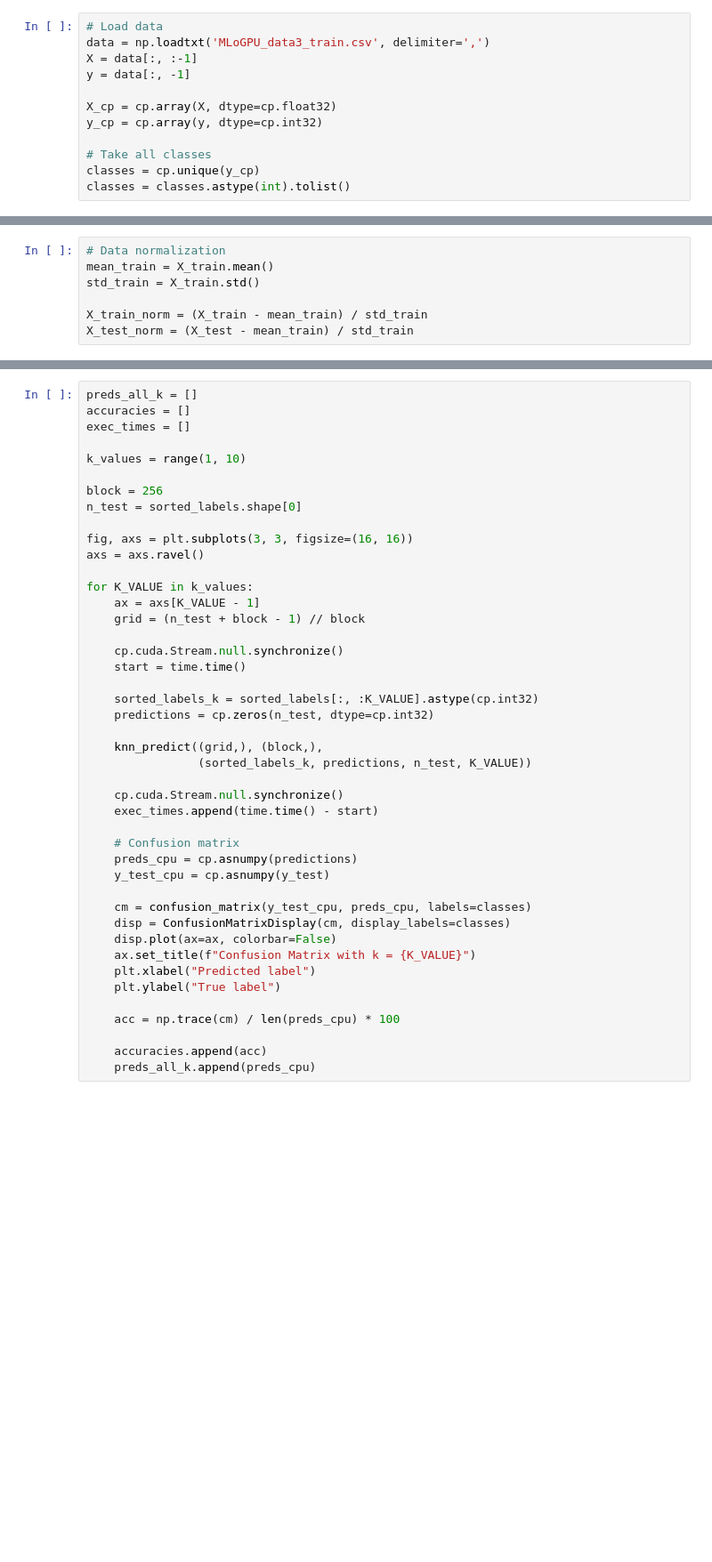
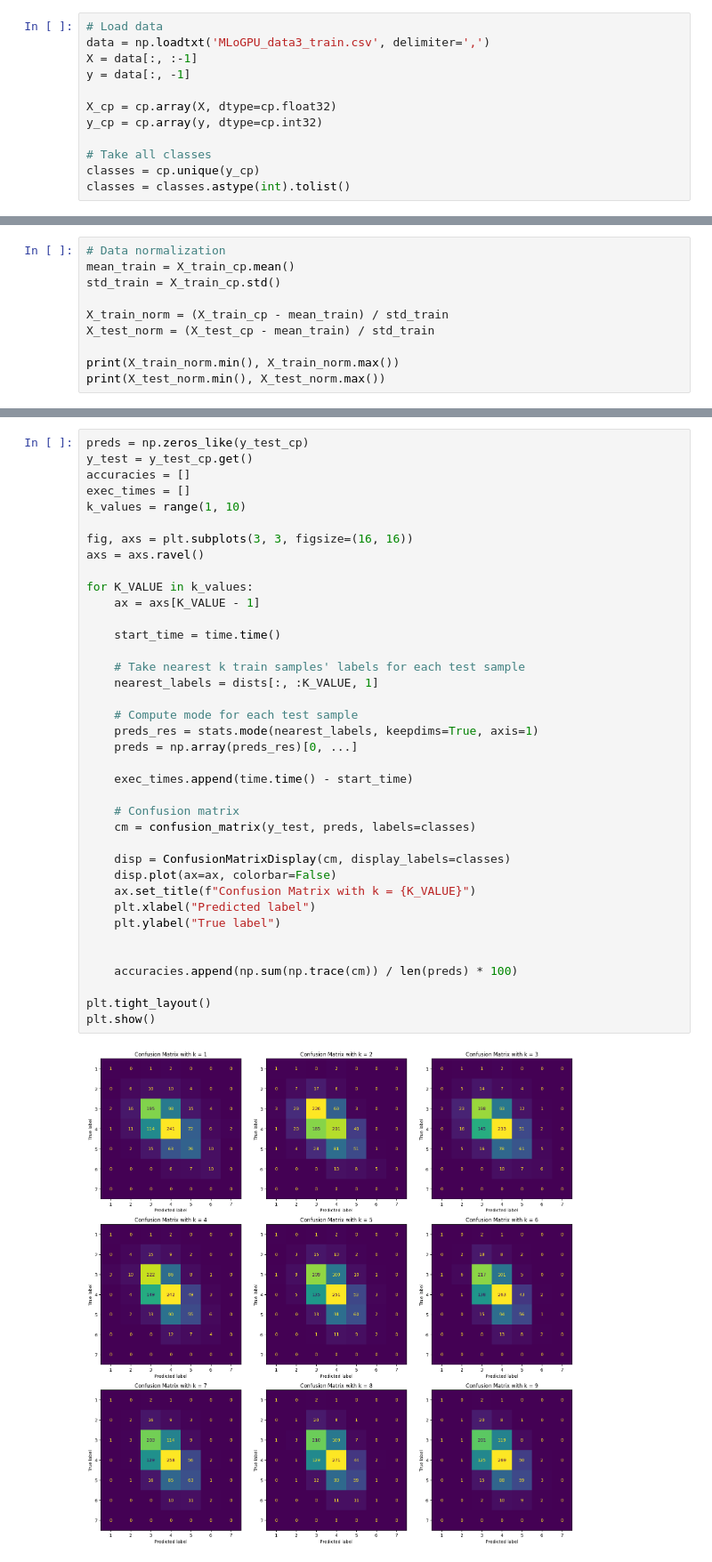
Before and after one commit to AdrianKhalatbari/Machine-Learning-on-GPU, a Jupyter notebook: notebooks/kNN_GPU.ipynb, the cells around one changed output, grey strips where cells are left out. Shown at 89% size. Drawn from its saved outputs; the diff is of its cells as text; blank space fills up the shorter version.

```diff
--- a/notebooks/kNN_GPU.ipynb
+++ b/notebooks/kNN_GPU.ipynb
@@ -57,9 +35,12 @@ print(X_train.shape, X_test.shape, y_train.shape, y_test.shape)
 # %%
 # Data normalization
-mean_train = X_train.mean()
-std_train = X_train.std()
+mean_train = X_train_cp.mean()
+std_train = X_train_cp.std()
 
-X_train_norm = (X_train - mean_train) / std_train
-X_test_norm = (X_test - mean_train) / std_train
+X_train_norm = (X_train_cp - mean_train) / std_train
+X_test_norm = (X_test_cp - mean_train) / std_train
+
+print(X_train_norm.min(), X_train_norm.max())
+print(X_test_norm.min(), X_test_norm.max())
 # %%
 # No train needed for kNN
@@ -171,47 +146,43 @@ f'''#define NUM_CLASSES {len(classes)}\n'''
 # %%
-preds_all_k = []
+preds = np.zeros_like(y_test_cp)
+y_test = y_test_cp.get()
 accuracies = []
 exec_times = []
-
 k_values = range(1, 10)
-
-block = 256
-n_test = sorted_labels.shape[0]
 
 fig, axs = plt.subplots(3, 3, figsize=(16, 16))
 axs = axs.ravel()
 
 for K_VALUE in k_values:
     ax = axs[K_VALUE - 1]
-    grid = (n_test + block - 1) // block
 
-    cp.cuda.Stream.null.synchronize()
-    start = time.time()
+    start_time = time.time()
 
-    sorted_labels_k = sorted_labels[:, :K_VALUE].astype(cp.int32)
-    predictions = cp.zeros(n_test, dtype=cp.int32)
+    # Take nearest k train samples' labels for each test sample
+    nearest_labels = dists[:, :K_VALUE, 1]
 
-    knn_predict((grid,), (block,),
-                (sorted_labels_k, predictions, n_test, K_VALUE))
+    # Compute mode for each test sample
+    preds_res = stats.mode(nearest_labels, keepdims=True, axis=1)
+    preds = np.array(preds_res)[0, ...]
 
-    cp.cuda.Stream.null.synchronize()
-    exec_times.append(time.time() - start)
+    exec_times.append(time.time() - start_time)
 
     # Confusion matrix
-    preds_cpu = cp.asnumpy(predictions)
-    y_test_cpu = cp.asnumpy(y_test)
+    cm = confusion_matrix(y_test, preds, labels=classes)
 
-    cm = confusion_matrix(y_test_cpu, preds_cpu, labels=classes)
     disp = ConfusionMatrixDisplay(cm, display_labels=classes)
     disp.plot(ax=ax, colorbar=False)
     ax.set_title(f"Confusion Matrix with k = {K_VALUE}")
     plt.xlabel("Predicted label")
     plt.ylabel("True label")
 
-    acc = np.trace(cm) / len(preds_cpu) * 100
 
-    accuracies.append(acc)
-    preds_all_k.append(preds_cpu)
+    accuracies.append(np.sum(np.trace(cm)) / len(preds) * 100)
+
+plt.tight_layout()
+plt.show()
+# %% [output]
+[figure, added]
 # %%
 # Accuracies
 fig, ax = plt.subplots()
```
Also changed, not shown: parts of 9 cells of this notebook, 1 other file.
